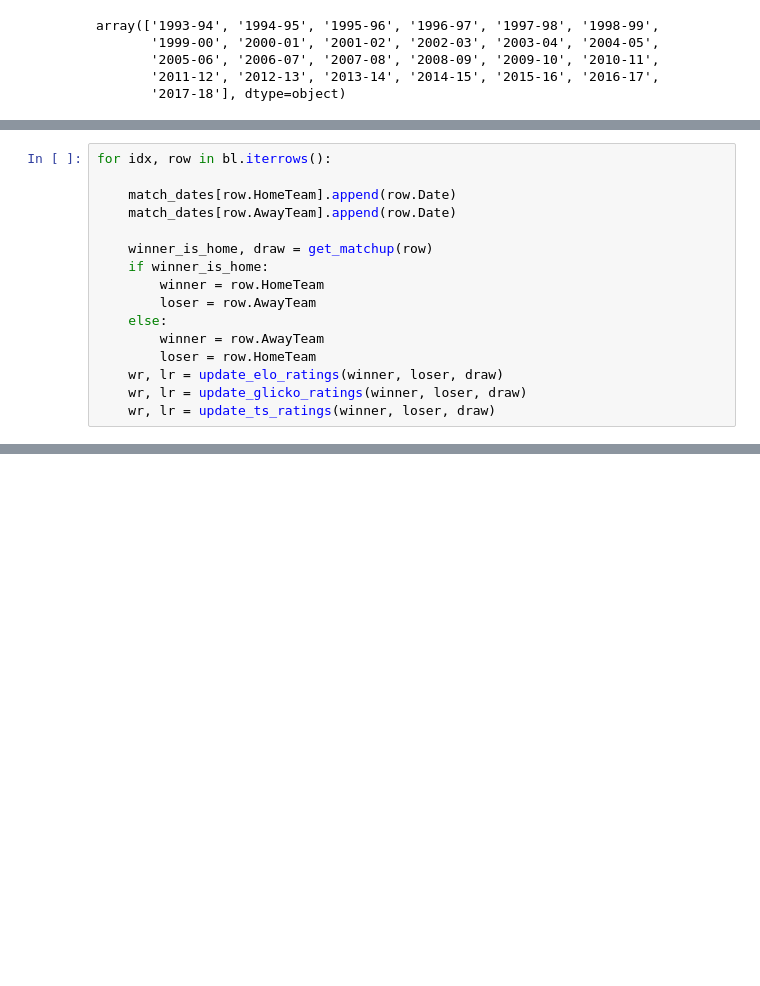
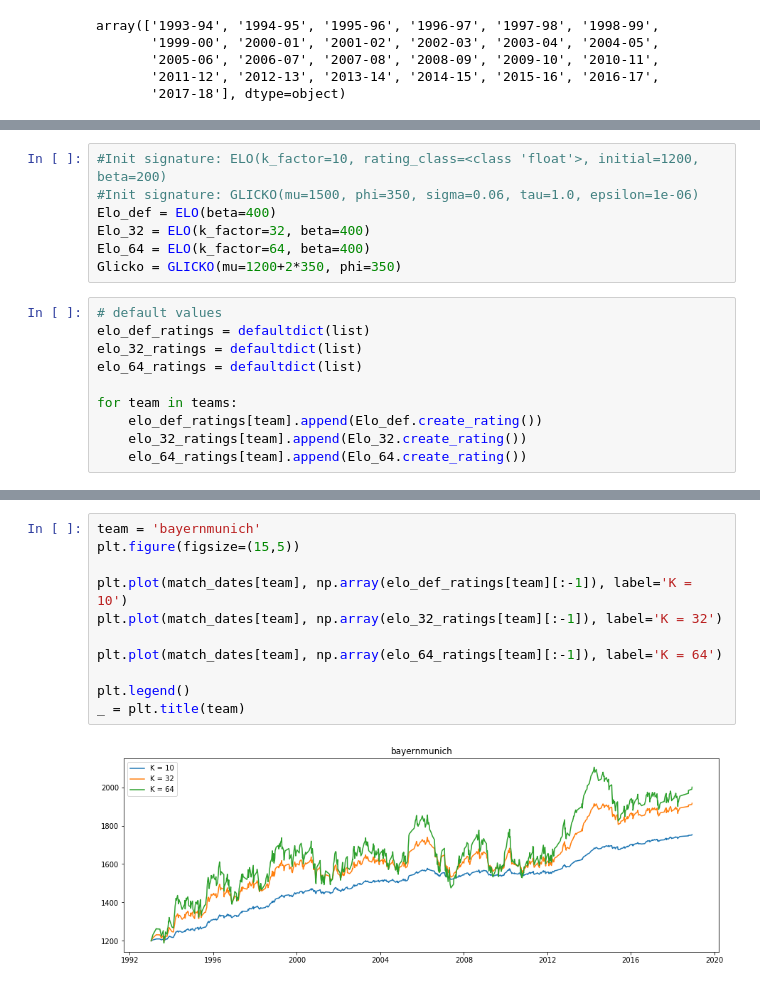
Before and after one commit to drdarina/ratings_talk, a Jupyter notebook: bundesliga_data_ratings.ipynb, the cells around one changed output, grey strips where cells are left out. Drawn from its saved outputs; the diff is of its cells as text; blank space fills up the shorter version.

Commit message:
More plots

```diff
--- a/bundesliga_data_ratings.ipynb
+++ b/bundesliga_data_ratings.ipynb
@@ -101,16 +58,0 @@ def update_ts_ratings(winner, loser, draw):
-# %%
-for idx, row in bl.iterrows():
-
-    match_dates[row.HomeTeam].append(row.Date)
-    match_dates[row.AwayTeam].append(row.Date)
-
-    winner_is_home, draw = get_matchup(row)
-    if winner_is_home:
-        winner = row.HomeTeam
-        loser = row.AwayTeam
-    else:
-        winner = row.AwayTeam
-        loser = row.HomeTeam
-    wr, lr = update_elo_ratings(winner, loser, draw)
-    wr, lr = update_glicko_ratings(winner, loser, draw)
-    wr, lr = update_ts_ratings(winner, loser, draw)
@@ -174,0 +69,17 @@ glicko2.Rating(mu=1500.000, phi=253.403, sigma=0.060)
+# %%
+#Init signature: ELO(k_factor=10, rating_class=<class 'float'>, initial=1200, beta=200)
+#Init signature: GLICKO(mu=1500, phi=350, sigma=0.06, tau=1.0, epsilon=1e-06)
+Elo_def = ELO(beta=400)
+Elo_32 = ELO(k_factor=32, beta=400)
+Elo_64 = ELO(k_factor=64, beta=400)
+Glicko = GLICKO(mu=1200+2*350, phi=350)
+# %%
+# default values
+elo_def_ratings = defaultdict(list)
+elo_32_ratings = defaultdict(list)
+elo_64_ratings = defaultdict(list)
+
+for team in teams:
+    elo_def_ratings[team].append(Elo_def.create_rating())
+    elo_32_ratings[team].append(Elo_32.create_rating())
+    elo_64_ratings[team].append(Elo_64.create_rating())
@@ -174,0 +106,13 @@ glicko2.Rating(mu=1500.000, phi=253.403, sigma=0.060)
+# %%
+team = 'bayernmunich'
+plt.figure(figsize=(15,5))
+
+plt.plot(match_dates[team], np.array(elo_def_ratings[team][:-1]), label='K = 10')
+plt.plot(match_dates[team], np.array(elo_32_ratings[team][:-1]), label='K = 32')
+
+plt.plot(match_dates[team], np.array(elo_64_ratings[team][:-1]), label='K = 64')
+
+plt.legend()
+_ = plt.title(team)
+# %% [output]
+[figure, added]
```
Also changed, not shown: parts of 34 cells of this notebook, 2 other files.
